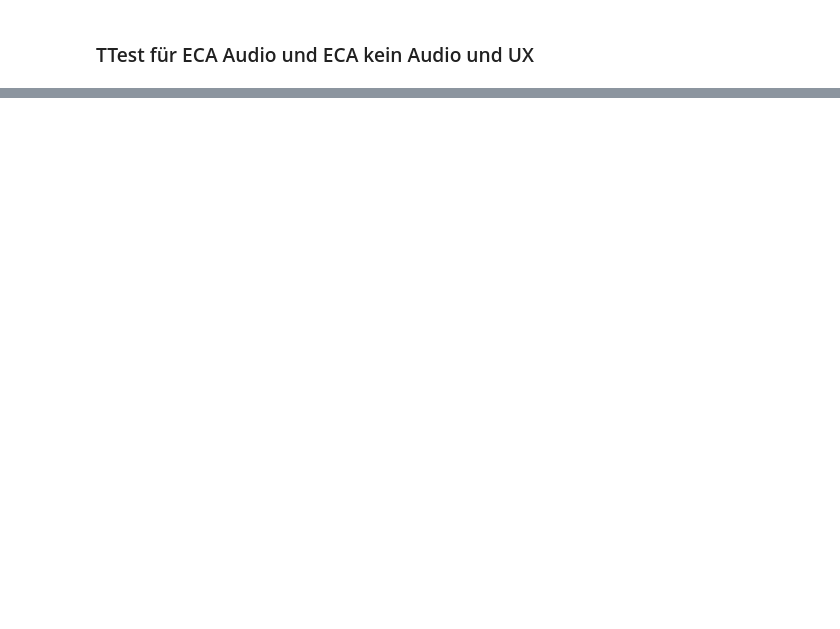
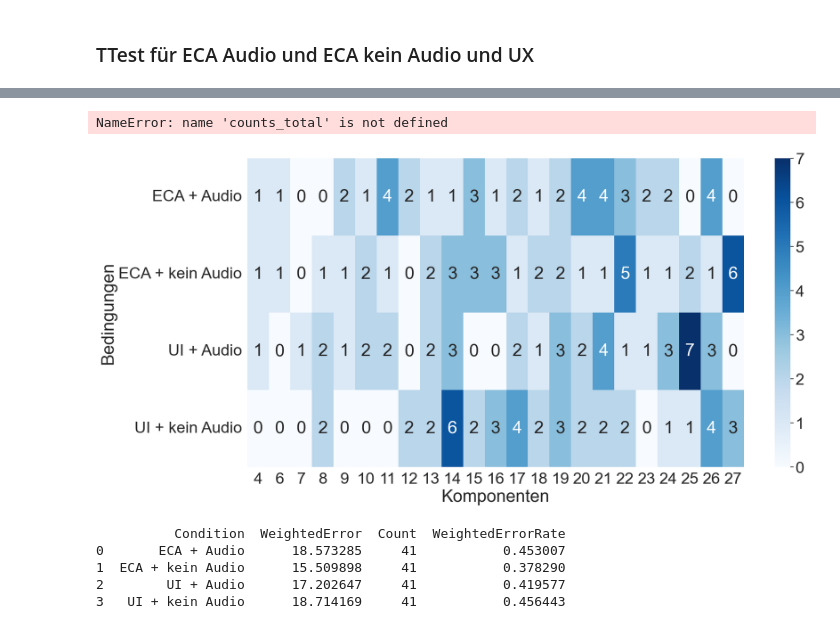
Before and after one commit to VerrroS/thesis_data_analysis, a Jupyter notebook: data_analysis.ipynb, the cells around one changed output, grey strips where cells are left out. Saved outputs shown, nothing was run; the diff lists cells and outputs as text; code cells hidden in the pictures; blank space fills up the shorter version.

```diff
--- a/data_analysis.ipynb
+++ b/data_analysis.ipynb
@@ -1329,0 +1409,76 @@ Kein signifikanter Unterschied zwischen Audio und kein Audio UX_Scores (H0 wird
+# %%
+## Verteilung der Komponenten in den Testbedingungen
+#print(test_condition_orders_exploded)
+
+counts_cond = (
+    test_condition_orders_exploded
+    .group_by( "Condition", "Component")
+    .agg(pl.count("Component").alias("Count"))
+    .sort("Count")
+    .to_pandas()
+)
+
+#print(counts_cond)
+
+df_cond_total = pd.merge(
+    counts_cond,
+    counts_total,
+    on="Component",
+    how="left")
+
+#print(df_cond_total)
+
+#rename CorrectComponent to Component
+df_merged = df_merged.rename(columns={"CorrectComponent": "Component"})
+
+df_final = pd.merge(
+    df_cond_total,
+    df_merged,
+    on="Component",
+    how="left")
+
+df_final = df_final.fillna(0)
+
+
+# Sortieren nach Condition (z.B.) oder Fehlerrate
+df_final = df_final.sort_values(by="Condition", ascending=True)
+#print the final table as a table
+#
+# %% [output]
+NameError: name 'counts_total' is not defined
+# %%
+df_pivot = counts_cond.pivot(
+    index="Condition",
+    columns="Component",
+    values="Count"
+)
+
+df_pivot = df_pivot.fillna(0)
+
+# plot the heatmap
+plt.figure(figsize=(20, 10))
+sns.heatmap(df_pivot, annot=True, fmt=".0f", cmap="Blues")
+plt.xlabel("Komponenten")
+plt.ylabel("Bedingungen")
+plt.show()
+# %% [output]
+[figure, added]
+# %%
+df_final["WeightedError"] = df_final["Count"] * df_final["Fehlerrate"]
+
+# 2) Gruppierung: sum(WeightedError), sum(Count)
+df_weighted = (
+    df_final.groupby("Condition", as_index=False)
+    .agg({"WeightedError": "sum", "Count": "sum"})
+)
+
+# 3) Gewichtete Fehlerrate: Sum(WeightedError) / Sum(Count)
+df_weighted["WeightedErrorRate"] = df_weighted["WeightedError"] / df_weighted["Count"]
+
+print(df_weighted)
+# %% [output]
+          Condition  WeightedError  Count  WeightedErrorRate
+0       ECA + Audio      18.573285     41           0.453007
+1  ECA + kein Audio      15.509898     41           0.378290
+2        UI + Audio      17.202647     41           0.419577
+3   UI + kein Audio      18.714169     41           0.456443
```
Also changed, not shown: parts of 16 cells of this notebook.
